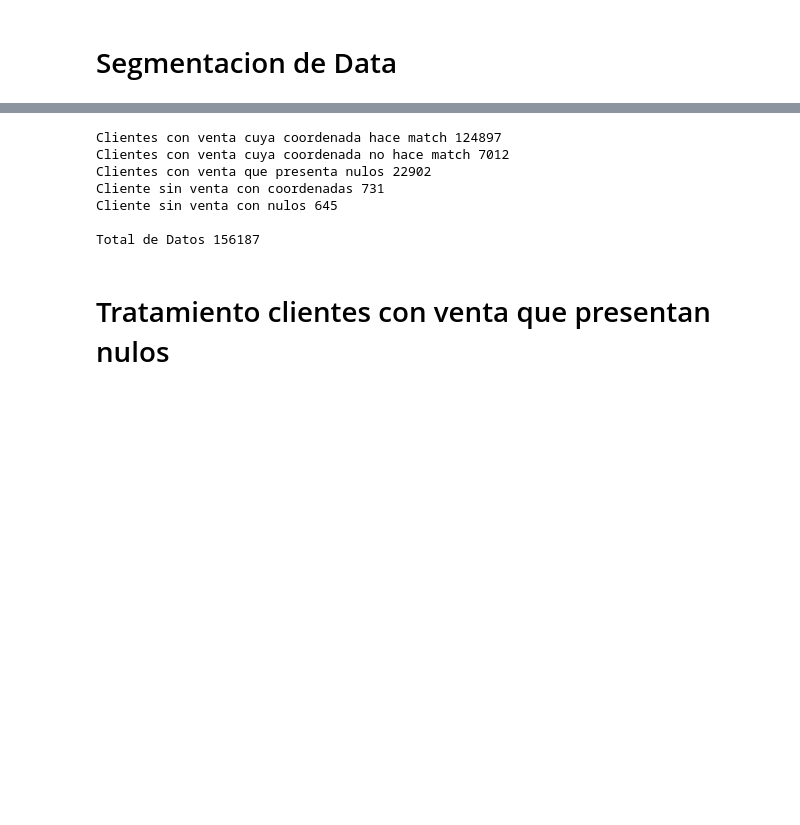
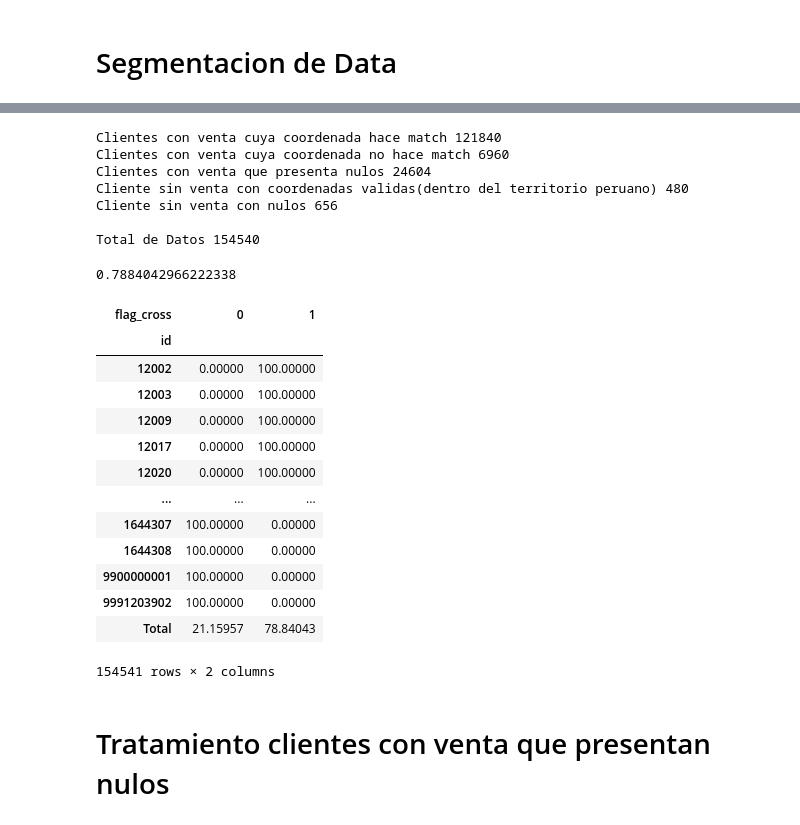
Before and after one commit to jbaraybar/cross_district, a Jupyter notebook: cross_distrito.ipynb, the cells around one changed output, grey strips where cells are left out. Saved outputs shown, nothing was run; the diff lists cells and outputs as text; code cells hidden in the pictures; blank space fills up the shorter version.

```diff
--- a/cross_distrito.ipynb
+++ b/cross_distrito.ipynb
@@ -210,15 +210,44 @@ df_cross_not_venta_nulls
 print('Clientes con venta cuya coordenada hace match', df_cross_venta_match.shape[0])
 print('Clientes con venta cuya coordenada no hace match', df_cross_venta_not_match.shape[0])
 print('Clientes con venta que presenta nulos',df_cross_venta_nulls.shape[0])
-print('Cliente sin venta con coordenadas',df_cross_not_venta.shape[0])
+print('Cliente sin venta con coordenadas validas(dentro del territorio peruano)',df_cross_not_venta.shape[0])
 print('Cliente sin venta con nulos',df_cross_not_venta_nulls.shape[0])
 
 print('\nTotal de Datos',df_cross.shape[0])
 # %% [output]
-Clientes con venta cuya coordenada hace match 124897
-Clientes con venta cuya coordenada no hace match 7012
-Clientes con venta que presenta nulos 22902
-Cliente sin venta con coordenadas 731
-Cliente sin venta con nulos 645
+Clientes con venta cuya coordenada hace match 121840
+Clientes con venta cuya coordenada no hace match 6960
+Clientes con venta que presenta nulos 24604
+Cliente sin venta con coordenadas validas(dentro del territorio peruano) 480
+Cliente sin venta con nulos 656
 
-Total de Datos 156187
+Total de Datos 154540
+# %%
+df_cross_venta_match.shape[0]/df_cross.shape[0]
+# %% [output]
+0.7884042966222338
+# %%
+cruce = pd.crosstab(
+    df_cross.id,
+    df_cross.flag_cross,
+    normalize='index',
+    margins=True,
+    margins_name='Total'
+)*100
+# %%
+cruce
+# %% [output]
+| flag_cross | 0 | 1 |
+| id |  |  |
+| 12002 | 0.00000 | 100.00000 |
+| 12003 | 0.00000 | 100.00000 |
+| 12009 | 0.00000 | 100.00000 |
+| 12017 | 0.00000 | 100.00000 |
+| 12020 | 0.00000 | 100.00000 |
+| ... | ... | ... |
+| 1644307 | 100.00000 | 0.00000 |
+| 1644308 | 100.00000 | 0.00000 |
+| 9900000001 | 100.00000 | 0.00000 |
+| 9991203902 | 100.00000 | 0.00000 |
+| Total | 21.15957 | 78.84043 |
+154541 rows × 2 columns
```
Also changed, not shown: parts of 12 cells of this notebook.
